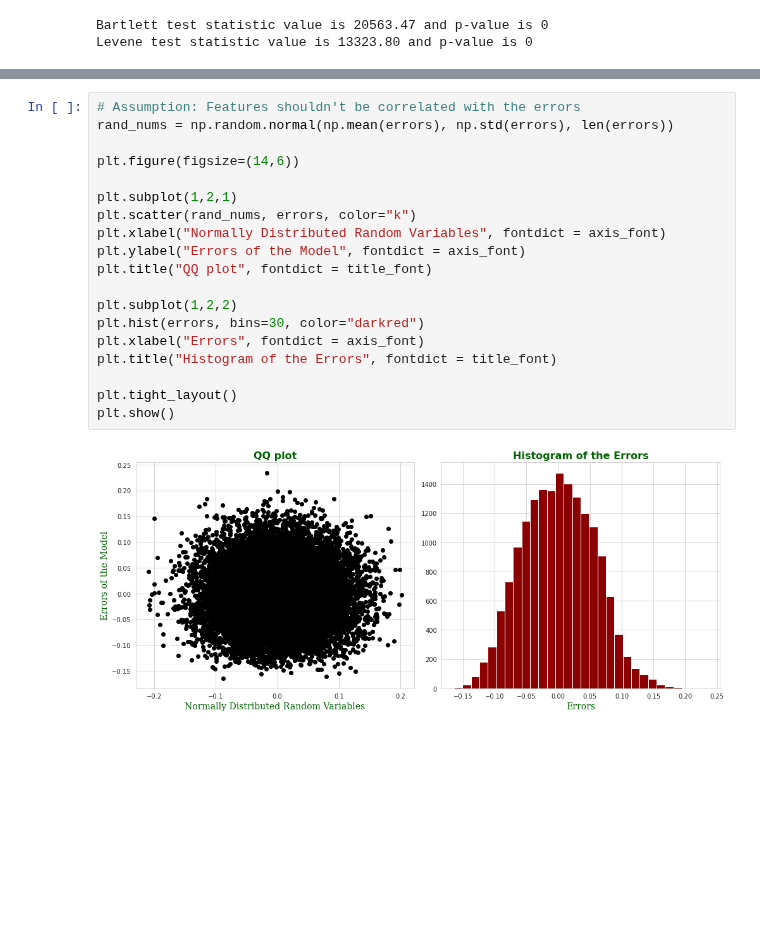
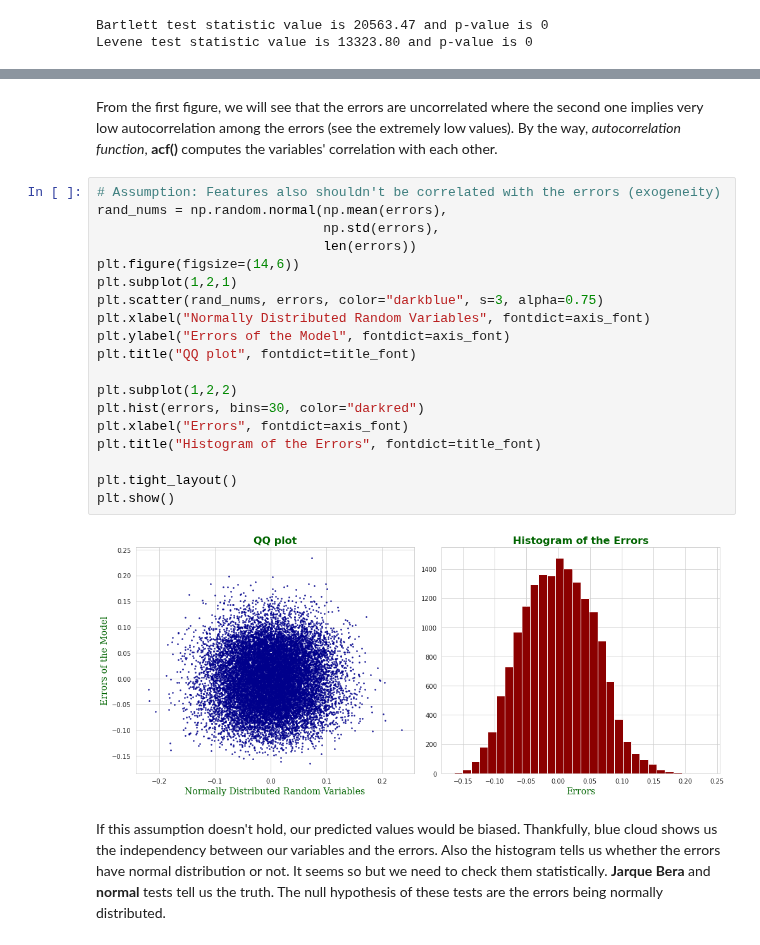
Before and after one commit to gulmert89/bootcamp_files, a Jupyter notebook: burning_out.ipynb, the cells around one changed output, grey strips where cells are left out. Drawn from its saved outputs; the diff is of its cells as text; blank space fills up the shorter version.

```diff
--- a/burning_out.ipynb
+++ b/burning_out.ipynb
@@ -598,24 +689,28 @@ Levene test statistic value is 13323.80 and p-value is 0
+# %% [markdown]
+From the first figure, we will see that the errors are uncorrelated where the second one implies very low autocorrelation among the errors (see the extremely low values). By the way, *autocorrelation function*, **acf()** computes the variables' correlation with each other.
 # %%
-# Assumption: Features shouldn't be correlated with the errors
-rand_nums = np.random.normal(np.mean(errors), np.std(errors), len(errors))
-
+# Assumption: Features also shouldn't be correlated with the errors (exogeneity)
+rand_nums = np.random.normal(np.mean(errors),
+                             np.std(errors),
+                             len(errors))
 plt.figure(figsize=(14,6))
-
 plt.subplot(1,2,1)
-plt.scatter(rand_nums, errors, color="k")
-plt.xlabel("Normally Distributed Random Variables", fontdict = axis_font)
-plt.ylabel("Errors of the Model", fontdict = axis_font)
-plt.title("QQ plot", fontdict = title_font)
+plt.scatter(rand_nums, errors, color="darkblue", s=3, alpha=0.75)
+plt.xlabel("Normally Distributed Random Variables", fontdict=axis_font)
+plt.ylabel("Errors of the Model", fontdict=axis_font)
+plt.title("QQ plot", fontdict=title_font)
 
 plt.subplot(1,2,2)
 plt.hist(errors, bins=30, color="darkred")
-plt.xlabel("Errors", fontdict = axis_font)
-plt.title("Histogram of the Errors", fontdict = title_font)
+plt.xlabel("Errors", fontdict=axis_font)
+plt.title("Histogram of the Errors", fontdict=title_font)
 
 plt.tight_layout()
 plt.show()
 # %% [output]
-[figure, old version]
+[figure, new version]
+# %% [markdown]
+If this assumption doesn't hold, our predicted values would be biased. Thankfully, blue cloud shows us the independency between our variables and the errors. Also the histogram tells us whether the errors have normal distribution or not. It seems so but we need to check them statistically. **Jarque Bera** and **normal** tests tell us the truth. The null hypothesis of these tests are the errors being normally distributed.
 # %%
 from scipy.stats import jarque_bera
 from scipy.stats import normaltest
```
Also changed, not shown: parts of 36 cells of this notebook.
